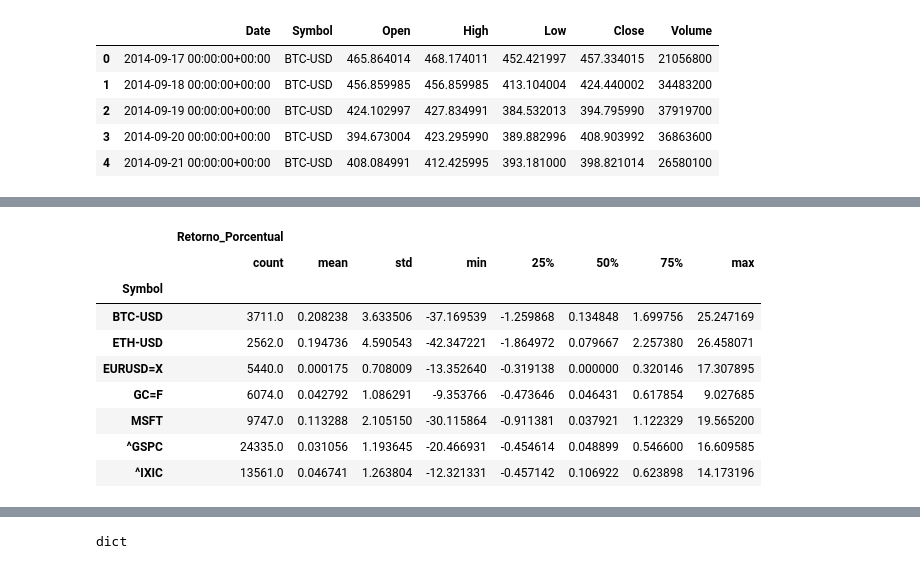
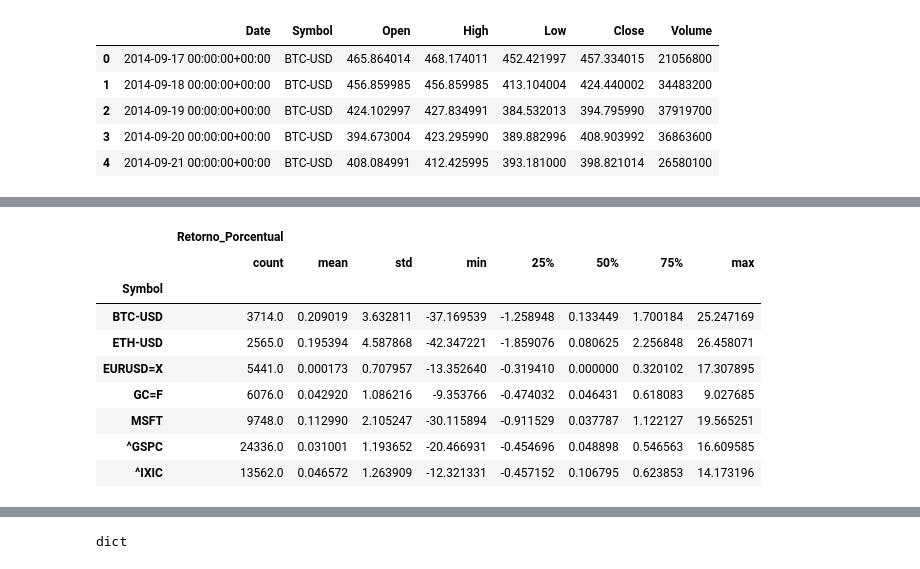
Before and after one commit to AndresR2909/eda_fuenes_datos_anteproyecto, a Jupyter notebook: eda_data_yahoo_finance_v2.ipynb, the cells around one changed output, grey strips where cells are left out. Saved outputs shown, nothing was run; the diff lists cells and outputs as text; code cells hidden in the pictures.

```diff
--- a/eda_data_yahoo_finance_v2.ipynb
+++ b/eda_data_yahoo_finance_v2.ipynb
@@ -64,3 +68,30 @@ df_hist.head()
 | 2 | 2014-09-19 00:00:00+00:00 | BTC-USD | 424.102997 | 427.834991 | 384.532013 | 394.795990 | 37919700 |
 | 3 | 2014-09-20 00:00:00+00:00 | BTC-USD | 394.673004 | 423.295990 | 389.882996 | 408.903992 | 36863600 |
 | 4 | 2014-09-21 00:00:00+00:00 | BTC-USD | 408.084991 | 412.425995 | 393.181000 | 398.821014 | 26580100 |
+# %%
+# Asegúrate de tener el DataFrame df_hist con las columnas necesarias
+df_hist['Date'] = df_hist['Date'].astype(str).str[:10]
+
+dfs = []
+
+# Iterar por cada símbolo y calcular el rendimiento logarítmico y el retorno porcentual
+for symbol, group in df_hist.groupby('Symbol'):
+    group = group.copy()  # Evitar modificar la referencia original
+    group['Rendimiento_Log'] = np.log(group['Close'] / group['Close'].shift(1))
+    group['Retorno_Porcentual'] = group['Close'].pct_change() * 100
+    dfs.append(group)
+
+# Concatenar todos los DataFrames de nuevo
+df_resultado = pd.concat(dfs, ignore_index=True)
+
+# Convertir la columna 'Date' a tipo datetime
+df_resultado['Date'] = pd.to_datetime(df_resultado['Date'])
+
+# Añadir una columna de año al DataFrame
+df_resultado['Year'] = df_resultado['Date'].dt.year
+
+# Agregar columnas de año y mes
+df_resultado['YearMonth'] = df_resultado['Date'].dt.to_period('M')
+
+# Establecer 'Date' como índice
+df_resultado.set_index('Date', inplace=True)
@@ -67,17 +115,17 @@ df_hist.head()
 # %%
 # Agrupar por el símbolo del activo y calcular estadísticas descriptivas
-stats_by_symbol = df_hist.groupby("Symbol").describe()
+stats_by_symbol = df_resultado.groupby("Symbol").describe()
 
 # Mostrar las estadísticas descriptivas por símbolo
 stats_by_symbol[["Retorno_Porcentual"]]
 # %% [output]
 |  | Retorno_Porcentual |  |  |  |  |  |  |  |
 |  | count | mean | std | min | 25% | 50% | 75% | max |
 | Symbol |  |  |  |  |  |  |  |  |
-| BTC-USD | 3711.0 | 0.208238 | 3.633506 | -37.169539 | -1.259868 | 0.134848 | 1.699756 | 25.247169 |
-| ETH-USD | 2562.0 | 0.194736 | 4.590543 | -42.347221 | -1.864972 | 0.079667 | 2.257380 | 26.458071 |
-| EURUSD=X | 5440.0 | 0.000175 | 0.708009 | -13.352640 | -0.319138 | 0.000000 | 0.320146 | 17.307895 |
-| GC=F | 6074.0 | 0.042792 | 1.086291 | -9.353766 | -0.473646 | 0.046431 | 0.617854 | 9.027685 |
-| MSFT | 9747.0 | 0.113288 | 2.105150 | -30.115864 | -0.911381 | 0.037921 | 1.122329 | 19.565200 |
-| ^GSPC | 24335.0 | 0.031056 | 1.193645 | -20.466931 | -0.454614 | 0.048899 | 0.546600 | 16.609585 |
-| ^IXIC | 13561.0 | 0.046741 | 1.263804 | -12.321331 | -0.457142 | 0.106922 | 0.623898 | 14.173196 |
+| BTC-USD | 3714.0 | 0.209019 | 3.632811 | -37.169539 | -1.258948 | 0.133449 | 1.700184 | 25.247169 |
+| ETH-USD | 2565.0 | 0.195394 | 4.587868 | -42.347221 | -1.859076 | 0.080625 | 2.256848 | 26.458071 |
+| EURUSD=X | 5441.0 | 0.000173 | 0.707957 | -13.352640 | -0.319410 | 0.000000 | 0.320102 | 17.307895 |
+| GC=F | 6076.0 | 0.042920 | 1.086216 | -9.353766 | -0.474032 | 0.046431 | 0.618083 | 9.027685 |
+| MSFT | 9748.0 | 0.112990 | 2.105247 | -30.115894 | -0.911529 | 0.037787 | 1.122127 | 19.565251 |
+| ^GSPC | 24336.0 | 0.031001 | 1.193652 | -20.466931 | -0.454696 | 0.048898 | 0.546563 | 16.609585 |
+| ^IXIC | 13562.0 | 0.046572 | 1.263909 | -12.321331 | -0.457152 | 0.106795 | 0.623853 | 14.173196 |
```
Also changed, not shown: parts of 16 cells of this notebook, 3 other files.
